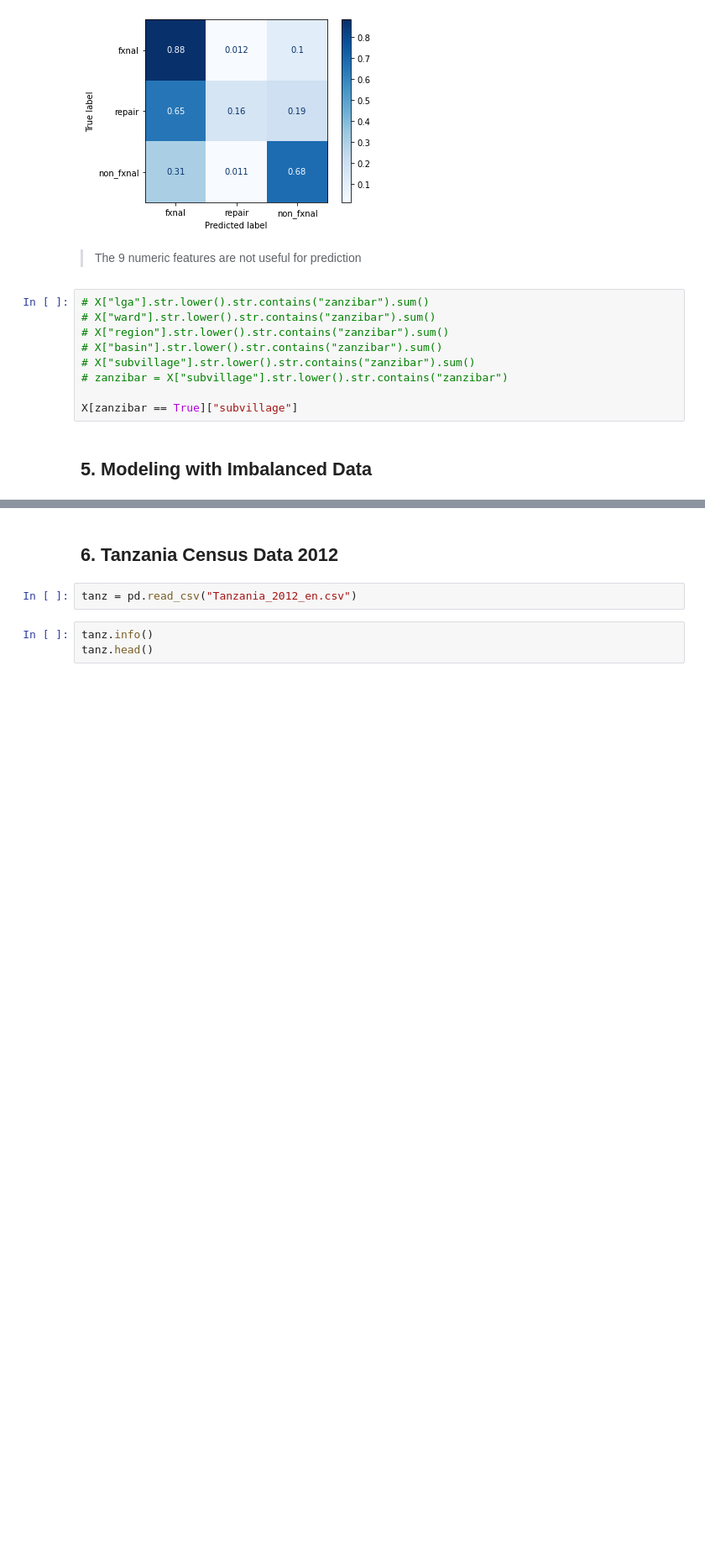
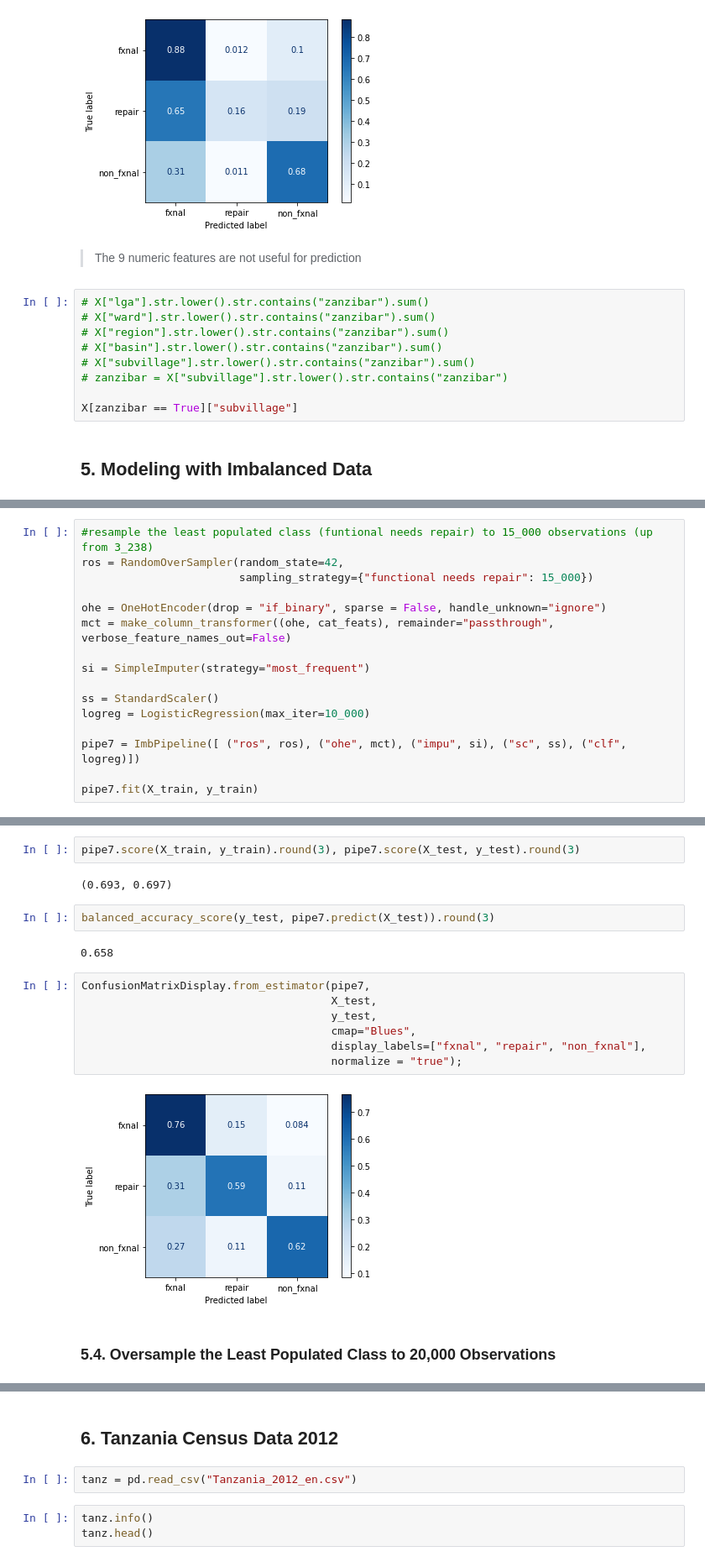
Before and after one commit to kalebts/Tanzania-Group-Project, a Jupyter notebook: codycan_01.ipynb, the cells around one changed output, grey strips where cells are left out. Shown at 84% size. Drawn from its saved outputs; the diff is of its cells as text; blank space fills up the shorter version.

```diff
--- a/codycan_01.ipynb
+++ b/codycan_01.ipynb
@@ -729,0 +932,16 @@ X[zanzibar == True]["subvillage"]
+# %%
+#resample the least populated class (funtional needs repair) to 15_000 observations (up from 3_238)
+ros = RandomOverSampler(random_state=42,
+                        sampling_strategy={"functional needs repair": 15_000})
+
+ohe = OneHotEncoder(drop = "if_binary", sparse = False, handle_unknown="ignore")
+mct = make_column_transformer((ohe, cat_feats), remainder="passthrough", verbose_feature_names_out=False)
+
+si = SimpleImputer(strategy="most_frequent")
+
+ss = StandardScaler()
+logreg = LogisticRegression(max_iter=10_000)
+
+pipe7 = ImbPipeline([ ("ros", ros), ("ohe", mct), ("impu", si), ("sc", ss), ("clf", logreg)])
+
+pipe7.fit(X_train, y_train)
@@ -729,0 +966,19 @@ X[zanzibar == True]["subvillage"]
+# %%
+pipe7.score(X_train, y_train).round(3), pipe7.score(X_test, y_test).round(3)
+# %% [output]
+(0.693, 0.697)
+# %%
+balanced_accuracy_score(y_test, pipe7.predict(X_test)).round(3)
+# %% [output]
+0.658
+# %%
+ConfusionMatrixDisplay.from_estimator(pipe7,
+                                      X_test,
+                                      y_test,
+                                      cmap="Blues",
+                                      display_labels=["fxnal", "repair", "non_fxnal"],
+                                      normalize = "true");
+# %% [output]
+[figure, added]
+# %% [markdown]
+### 5.4. Oversample the Least Populated Class to 20,000 Observations
```
Also changed, not shown: parts of 126 cells of this notebook.
